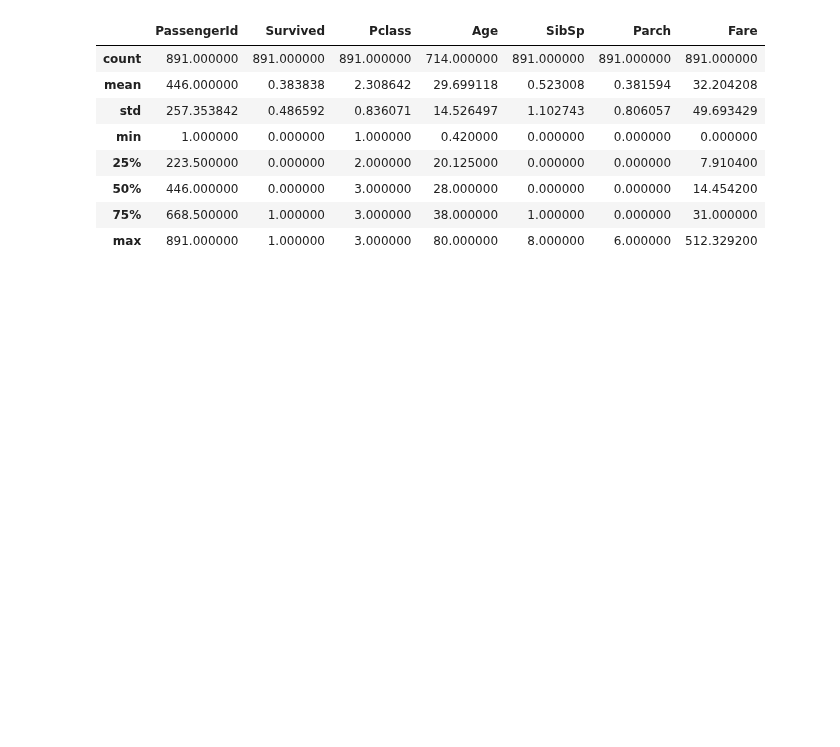
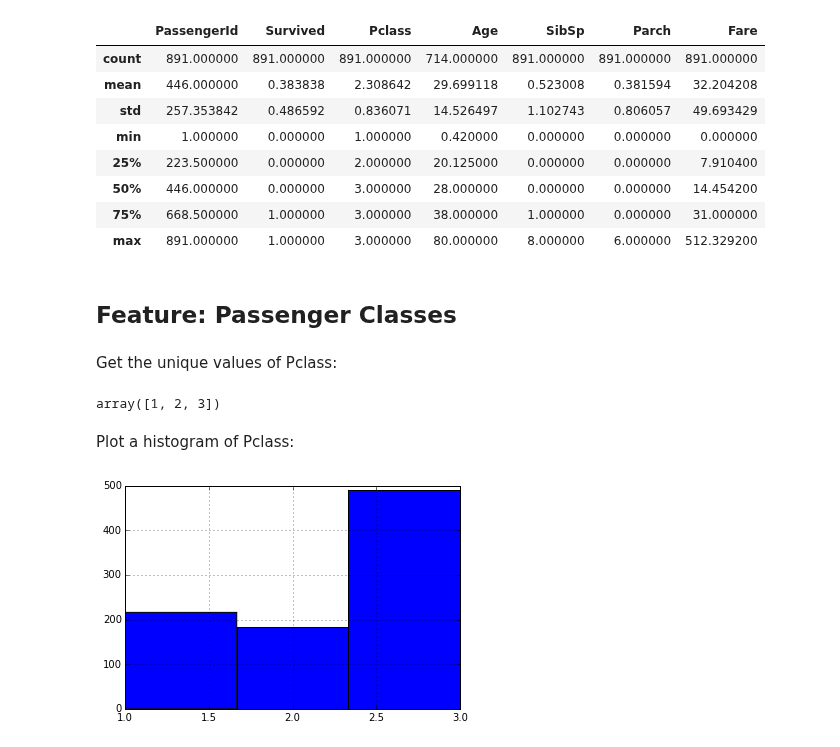
Before and after one commit to donnemartin/data-science-ipython-notebooks, a Jupyter notebook: kaggle/titanic.ipynb, the cells around one changed output. Saved outputs shown, nothing was run; the diff lists cells and outputs as text; code cells hidden in the pictures; blank space fills up the shorter version.

Commit message:
Added snippets to analyze the Titanic Passenger Class feature.

```diff
--- a/kaggle/titanic.ipynb
+++ b/kaggle/titanic.ipynb
@@ -160,3 +160,19 @@ df.describe()
 | 50% | 446.000000 | 0.000000 | 3.000000 | 28.000000 | 0.000000 | 0.000000 | 14.454200 |
 | 75% | 668.500000 | 1.000000 | 3.000000 | 38.000000 | 1.000000 | 0.000000 | 31.000000 |
 | max | 891.000000 | 1.000000 | 3.000000 | 80.000000 | 8.000000 | 6.000000 | 512.329200 |
+# %% [markdown]
+## Feature: Passenger Classes
+# %% [markdown]
+Get the unique values of Pclass:
+# %%
+passenger_classes = sort(df['Pclass'].unique())
+passenger_classes
+# %% [output]
+array([1, 2, 3])
+# %% [markdown]
+Plot a histogram of Pclass:
+# %%
+df['Pclass'].hist(bins=len(passenger_classes))
+plt.show()
+# %% [output]
+[figure, added]
```
Also changed, not shown: parts of 7 cells of this notebook.
